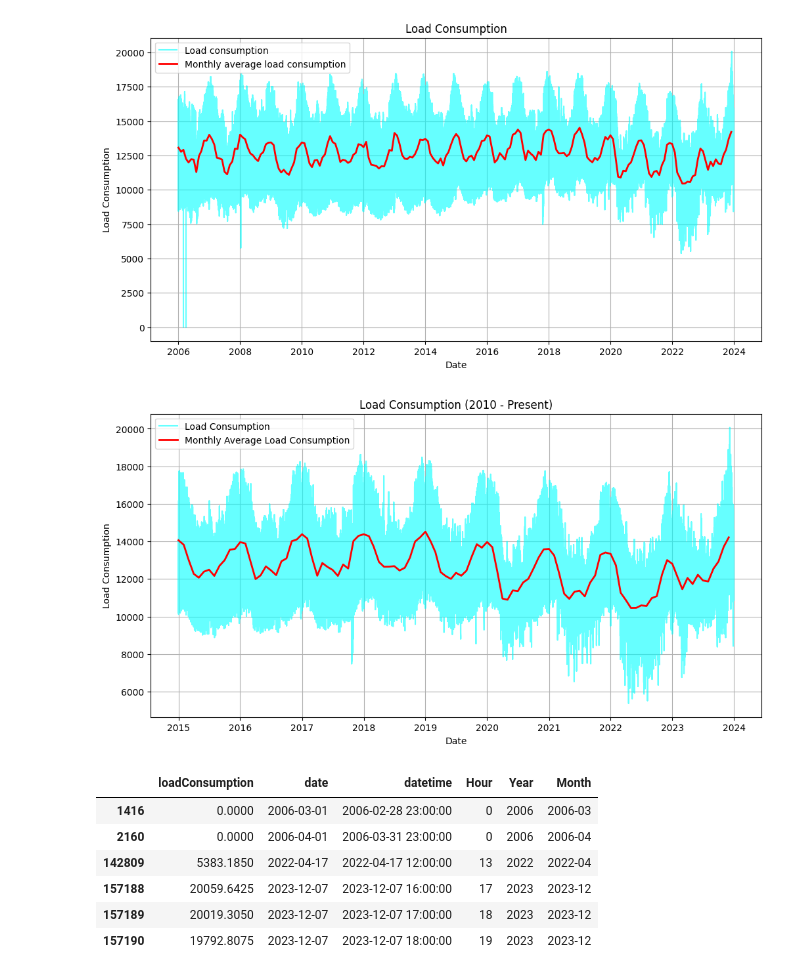
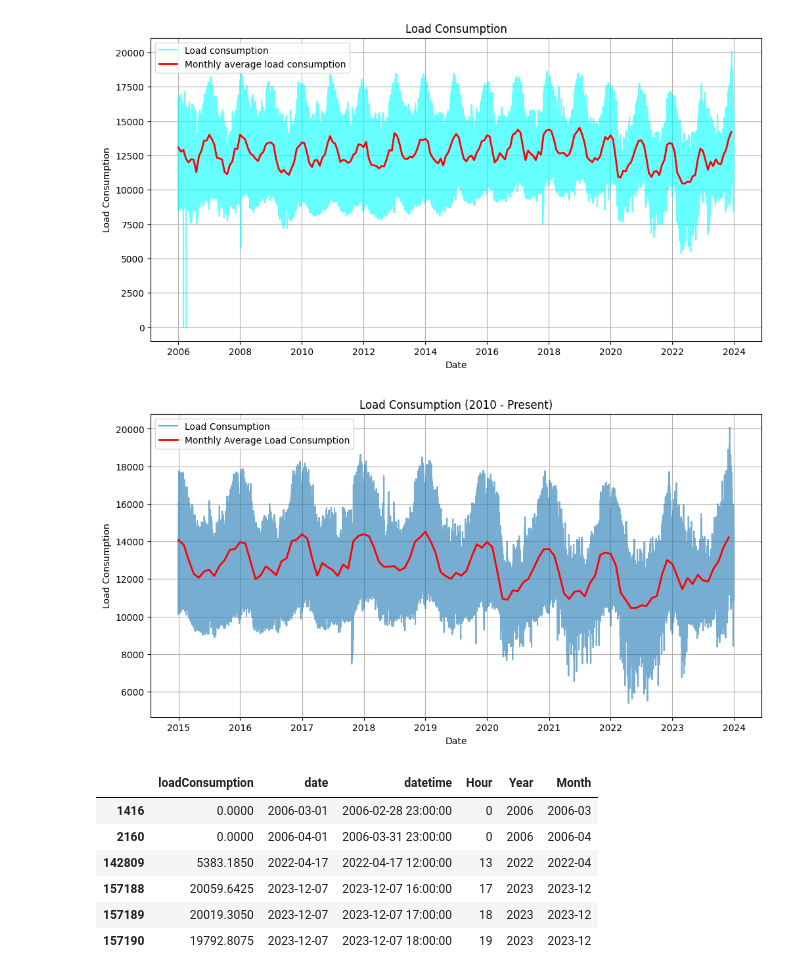
Before and after one commit to Carlos1971Salud/Hybrid-Forecasting-for-Sustainable-Electricity-Demand-in-The-Netherlands-Using-SARIMAX-SARIMAX-LSTM, a Jupyter notebook: EDA.ipynb, the cells around one changed output. Cells and saved outputs as stored; diff of their text form; code cells hidden in the pictures.

```diff
--- a/EDA.ipynb
+++ b/EDA.ipynb
@@ -173,30 +173,30 @@ plt.show()
 # %%
 # Filter data from 2015 onwards
 data_filtered = data[data['date'].dt.year >= 2015]
 
 # Aggregate data for monthly average
 data_filtered['Month'] = data_filtered['date'].dt.to_period('M')
 monthly_data = data_filtered.groupby("Month")['loadConsumption'].mean()
 
 # Plot the data
 plt.figure(figsize=(12, 6))
-plt.plot(data_filtered['date'], data_filtered['loadConsumption'], color='cyan', label='Load Consumption', alpha=0.6)
+plt.plot(data_filtered['date'], data_filtered['loadConsumption'], label='Load Consumption', alpha=0.6)  # Default color
 plt.plot(monthly_data.index.to_timestamp(), monthly_data.values, color='red', linewidth=2, label='Monthly Average Load Consumption')
 
 # Add title and labels
 plt.title('Load Consumption (2010 - Present)')
 plt.xlabel('Date')
 plt.ylabel('Load Consumption')
 plt.legend()
 plt.grid()
 
 # Save the plot
 plt.savefig("plots/load_consumption_2015.png", dpi=300, bbox_inches='tight')
 
 # Show the plot
 plt.show()
 # %% [output]
-[figure, old version]
+[figure, new version]
 # %%
 # Identify outliers using the IQR method
 Q1 = data['loadConsumption'].quantile(0.25)
```
Also changed, not shown: parts of 11 cells of this notebook, 35 other files.
